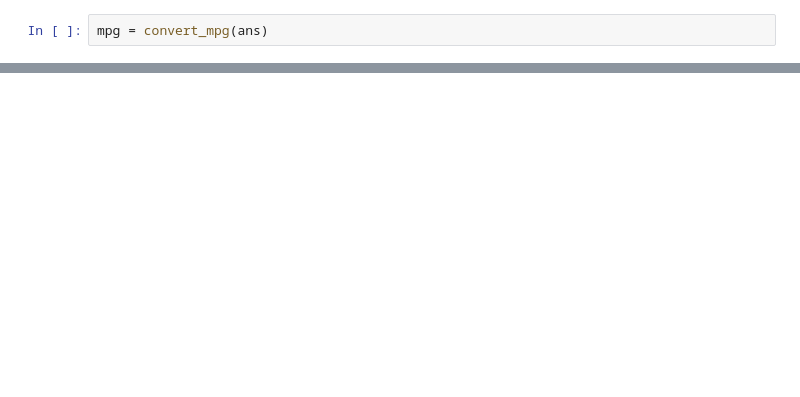
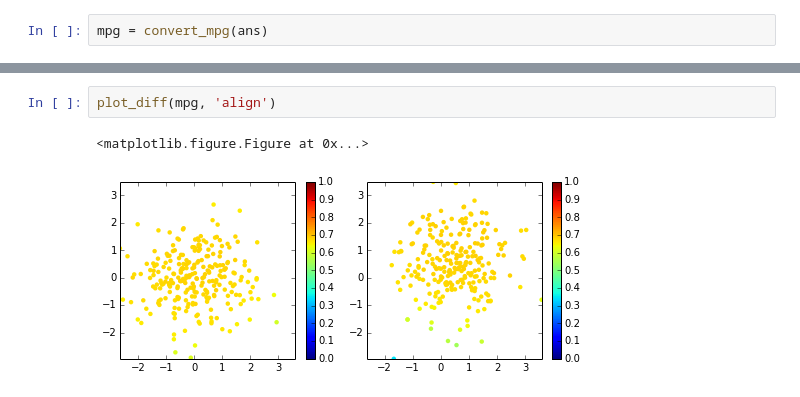
Before and after one commit to cliburn/test-mpg, a Jupyter notebook: test-mpg.ipynb, the cells around one changed output, grey strips where cells are left out. Cells and saved outputs as stored; diff of their text form; blank space fills up the shorter version.

```diff
--- a/test-mpg.ipynb
+++ b/test-mpg.ipynb
@@ -76,0 +126,5 @@ mpg.keys()
+# %%
+plot_diff(mpg, 'align')
+# %% [output]
+<matplotlib.figure.Figure at 0x...>
+[figure, added]
```
Also changed, not shown: parts of 12 cells of this notebook, 1 other file.
